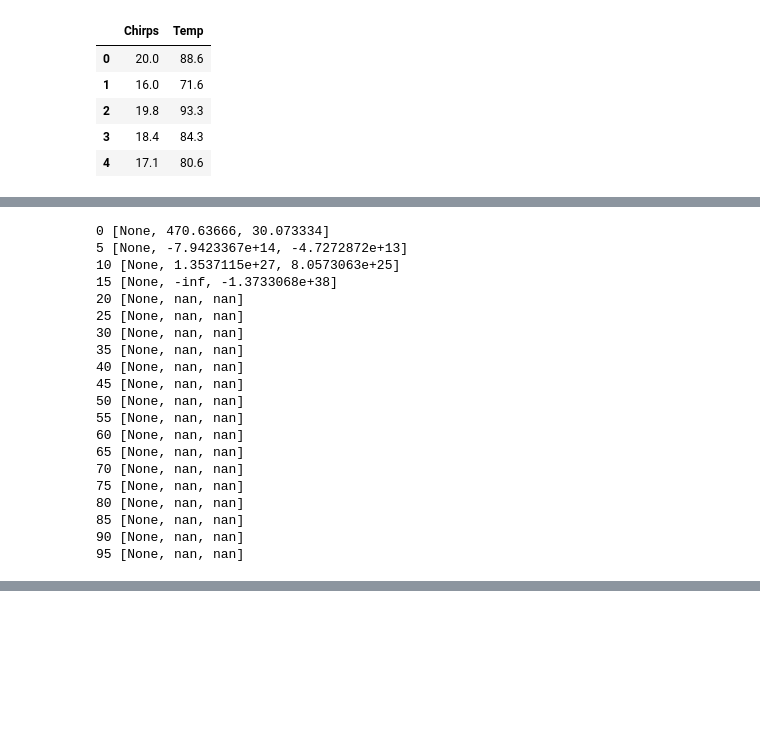
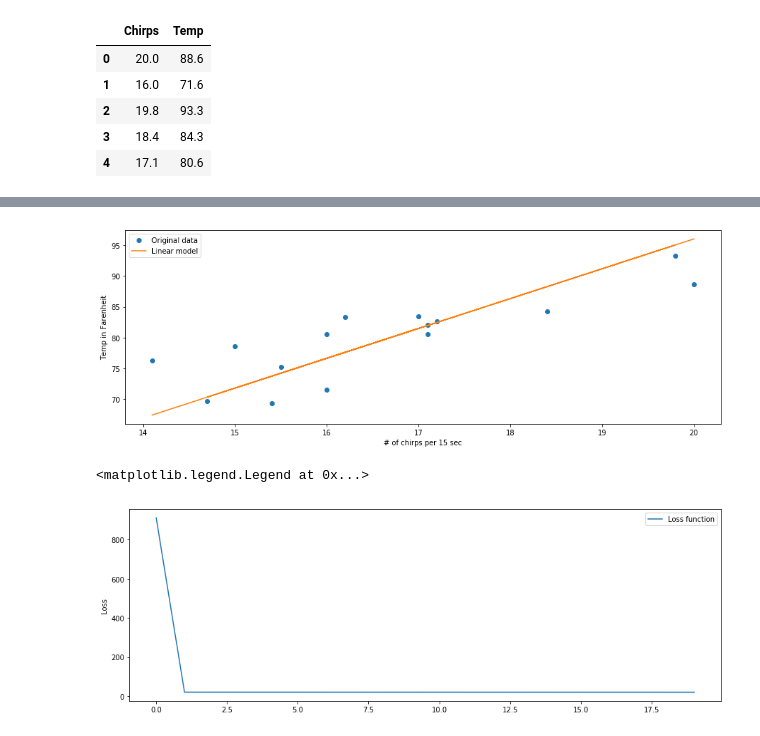
Before and after one commit to amarpy/deeplearning_with_tensorflow, a Jupyter notebook: dl_tf_linear_regression.ipynb, the cells around one changed output, grey strips where cells are left out. Cells and saved outputs as stored; diff of their text form; code cells hidden in the pictures; blank space fills up the shorter version.

```diff
--- a/dl_tf_linear_regression.ipynb
+++ b/dl_tf_linear_regression.ipynb
@@ -45,30 +75,36 @@ train = optimizer.minimize(loss)
-# %%
-with tf.Session() as session:
-    session.run(tf.global_variables_initializer())
-    train_data = []
-    for step in range(100):
-        evals = session.run([train, m, c], feed_dict = {X:x_data, Y:y_data})
-        if step % 5 == 0:
-            print(step, evals)
-            train_data.append(evals)
-# %% [output]
-0 [None, 470.63666, 30.073334]
-5 [None, -7.9423367e+14, -4.7272872e+13]
-10 [None, 1.3537115e+27, 8.0573063e+25]
-15 [None, -inf, -1.3733068e+38]
-20 [None, nan, nan]
-25 [None, nan, nan]
-30 [None, nan, nan]
-35 [None, nan, nan]
-40 [None, nan, nan]
-45 [None, nan, nan]
-50 [None, nan, nan]
-55 [None, nan, nan]
-60 [None, nan, nan]
-65 [None, nan, nan]
-70 [None, nan, nan]
-75 [None, nan, nan]
-80 [None, nan, nan]
-85 [None, nan, nan]
-90 [None, nan, nan]
-95 [None, nan, nan]
+# %%
+#training cycles / epochs, learning rate, display step size
+
+training_cycles = 1000
+learning_rate = 0.001
+step_size = 50
+
+# loss function = mean squared difference error
+loss = tf.reduce_mean(tf.squared_difference(Ypred, Y))
+
+#train with gradient descent optimizer for minimizing loss
+optimizer = tf.train.GradientDescentOptimizer(learning_rate).minimize(loss)
+# %%
+with tf.Session() as sess:
+    sess.run(tf.global_variables_initializer())
+    cost = []
+    for step in range(training_cycles):
+        sess.run(optimizer, feed_dict={X: trainX, Y: trainY})
+        if step % step_size == 0:
+            losses = sess.run(loss, feed_dict={X: trainX, Y:trainY})
+            cost.append(losses)
+            print ("Step:", '%04d' % step, "W=", sess.run(W), "b=", sess.run(b), "loss=", "{:.9f}".format(losses))
+
+    print ("\nOptimization done!")
+    print("Your linear model is:" )
+    training_cost = sess.run(loss, feed_dict={X: trainX, Y: trainY})
+    print ( "W=", sess.run(W), "b=", sess.run(b), "loss=", training_cost, '\n')
+
+    #plot display
+
+    plt.xlabel("# of chirps per 15 sec")
+    plt.ylabel("Temp in Farenheit")
+    plt.plot(trainX, trainY, 'o', label='Original data')
+    plt.plot(trainX, sess.run(W) * trainX + sess.run(b), label='Linear model')
+    plt.legend()
+# %% [output]
@@ -74,0 +128,8 @@ with tf.Session() as session:
+[figure, added]
+# %%
+plt.ylabel("Loss")
+plt.plot(cost, label = 'Loss function')
+plt.legend()
+# %% [output]
+<matplotlib.legend.Legend at 0x...>
+[figure, added]
```
Also changed, not shown: parts of 10 cells of this notebook.
